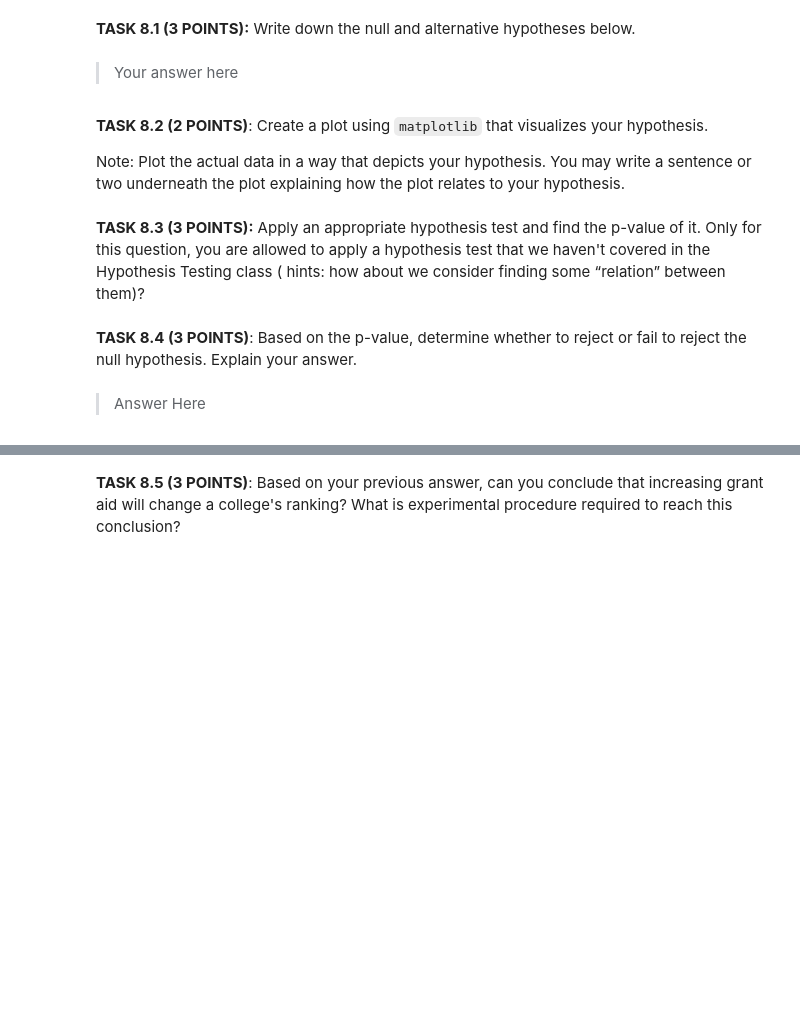
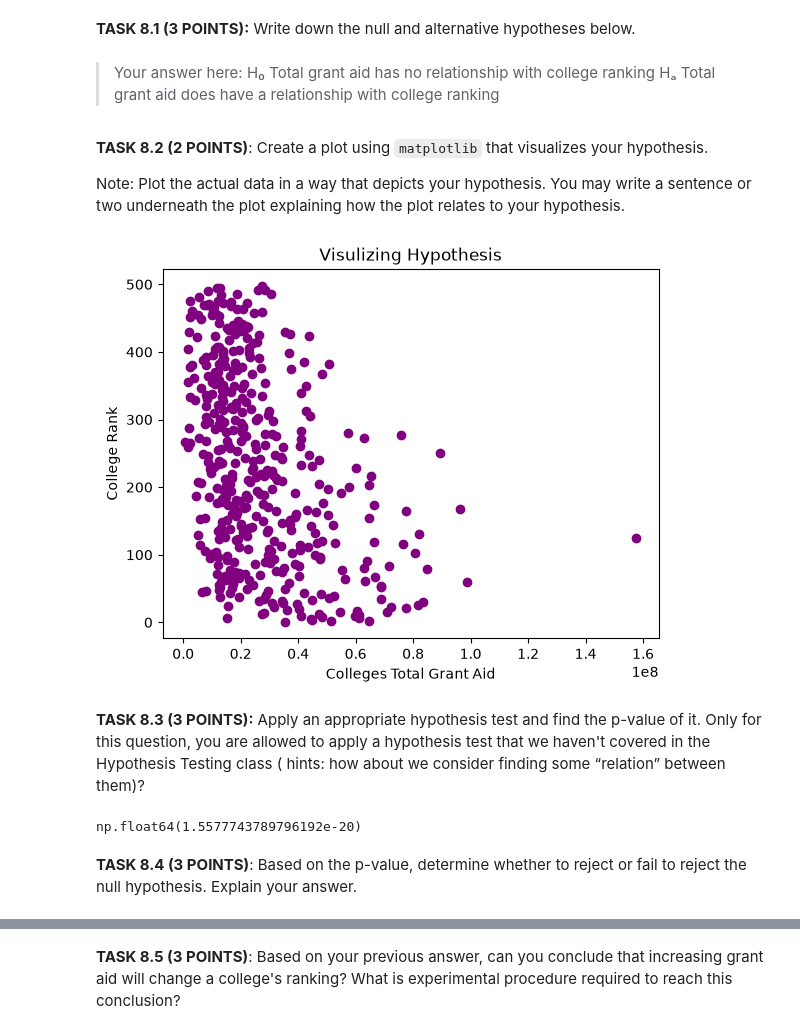
Before and after one commit to BrunoHenriqueGeraldoTeixeiraDaSilva/CMSC320, a Jupyter notebook: Homework2/HW2_Fall2026.ipynb, the cells around one changed output, grey strips where cells are left out. Cells and saved outputs as stored; diff of their text form; code cells hidden in the pictures; blank space fills up the shorter version.

```diff
--- a/Homework2/HW2_Fall2026.ipynb
+++ b/Homework2/HW2_Fall2026.ipynb
@@ -513,8 +590,9 @@ Now create a new hypothesis test for whether the campus setting has an effect on
 Now create a new hypothesis test for whether the total grant aid has an effect on college ranking. (Assume $\alpha=0.05$).
 # %% [markdown]
 **TASK 8.1 (3 POINTS):** Write down the null and alternative hypotheses below.
-# %% [markdown]
-> Your answer here
+# %% [markdown]
+> Your answer here: H₀	Total grant aid has no relationship with college ranking
+Hₐ	Total grant aid does have a relationship with college ranking
 # %% [markdown]
 **TASK 8.2 (2 POINTS)**: Create a plot using `matplotlib` that visualizes your hypothesis.
 
@@ -524,2 +600,22 @@ Note: Plot the actual data in a way that depicts your hypothesis. You may write
+# %%
+# YOUR CODE HERE
+
+colleges_total_grant = df['totalGrantAid']
+colleges_rank = df['rank']
+
+plt.scatter(colleges_total_grant,colleges_rank, color = 'purple' )
+
+
+
+plt.title("Visulizing Hypothesis")
+plt.xlabel("Colleges Total Grant Aid")
+plt.ylabel("College Rank")
+
+plt.show()
+
+#The plot shows that colleges with better rankings tend to give more grant aid, but the dots are
+#very spread out, so the pattern is weak. This suggests grant aid and rank might be related.
+# %% [output]
+[figure, added]
 # %% [markdown]
 **TASK 8.3 (3 POINTS):** Apply an appropriate hypothesis test and find the p-value of it. Only for this question, you are allowed to apply a hypothesis test that we haven't covered in the Hypothesis Testing class ( hints: how about we consider finding some “relation” between them)?
@@ -528,6 +622,12 @@ Note: Plot the actual data in a way that depicts your hypothesis. You may write
+# %%
+# YOUR CODE HERE
+from scipy import stats
+
+p_value = stats.spearmanr(colleges_total_grant, colleges_rank)
+p_value = p_value.pvalue
+
+p_value
+# %% [output]
+np.float64(1.5577743789796192e-20)
 # %% [markdown]
 **TASK 8.4 (3 POINTS)**: Based on the p-value, determine whether to reject or fail to reject the null hypothesis. Explain your answer.
-# %% [markdown]
-
-
-> Answer Here
```
Also changed, not shown: parts of 50 cells of this notebook.
